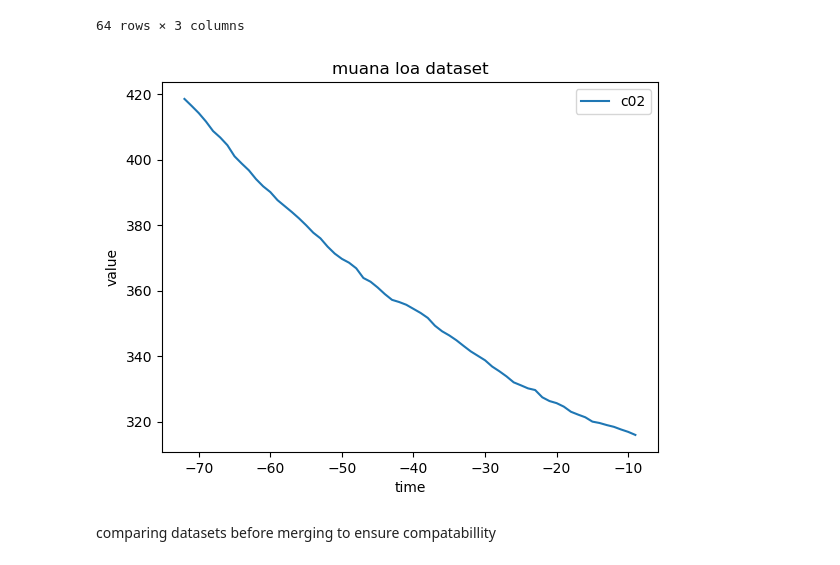
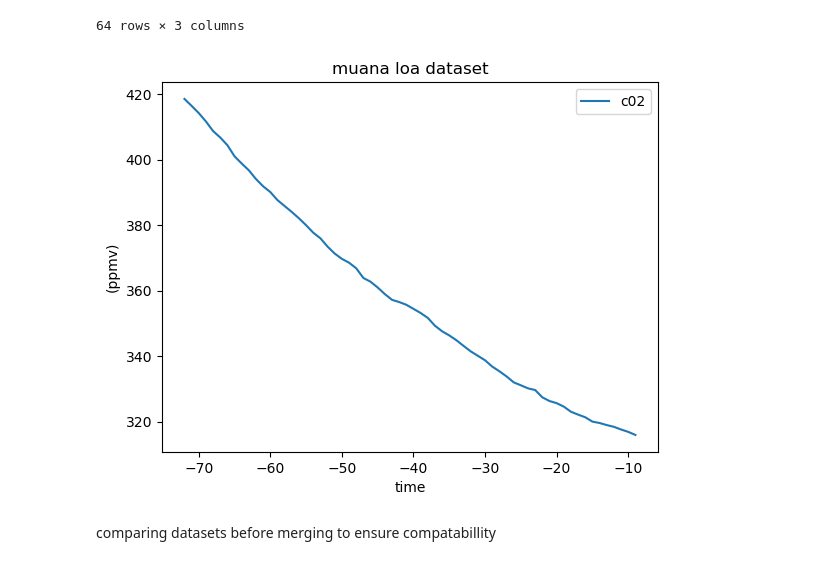
Before and after one commit to dectan/Programming-for-Data-Analysis-Project-2, a Jupyter notebook: Project 2.ipynb, the cells around one changed output. Cells and saved outputs as stored; diff of their text form; code cells hidden in the pictures.

```diff
--- a/Project 2.ipynb
+++ b/Project 2.ipynb
@@ -255,12 +256,12 @@ co2_mauna_loa
 # %%
 plt.plot(co2_mauna_loa['EDC3_gas_a (yr)'],co2_mauna_loa['CO2 (ppmv)'] ,label ='c02')
 plt.xlabel('time')
-plt.ylabel('value')
+plt.ylabel('(ppmv)')
 plt.title('muana loa dataset')
 plt.legend()
 plt.show()
 # %% [output]
-[figure, old version]
+[figure, new version]
 # %% [markdown]
 comparing datasets before merging to ensure compatabillity
 # %%
```
Also changed, not shown: parts of 43 cells of this notebook, 2 other files.
